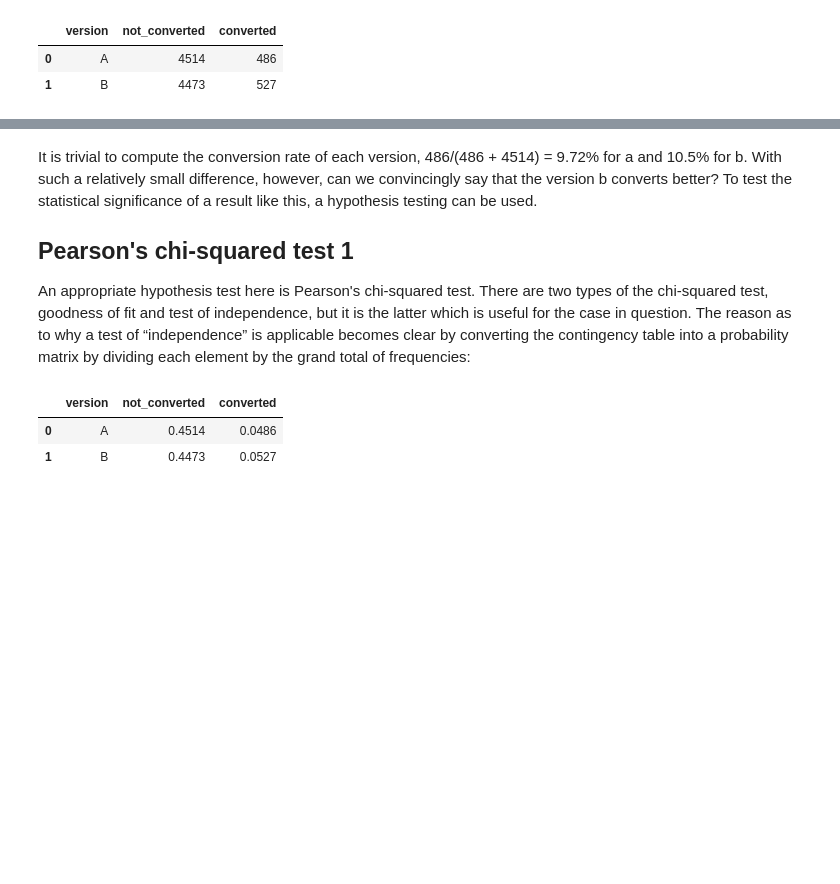
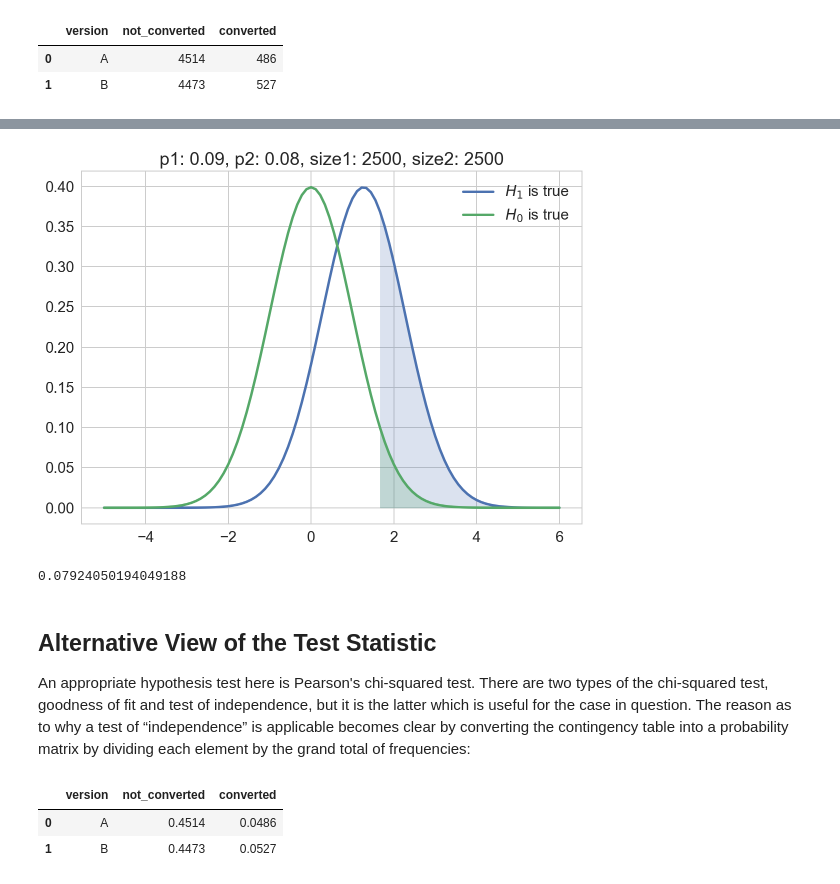
Before and after one commit to ethen8181/programming, a Jupyter notebook: ab_test/frequentist_ab_test.ipynb, the cells around one changed output, grey strips where cells are left out. Cells and saved outputs as stored; diff of their text form; code cells hidden in the pictures; blank space fills up the shorter version.

Commit message:
ab test

```diff
--- a/ab_test/frequentist_ab_test.ipynb
+++ b/ab_test/frequentist_ab_test.ipynb
@@ -219,0 +391,10 @@ data
+# %%
+# smaller probability difference
+prob_b = 0.08
+min_diff = 0.01
+size_a = 2500
+size_b = 2500
+
+plot_power(min_diff, prob_b, size_a, size_b)
+# %% [output]
+[figure, added]
@@ -220,9 +406,13 @@ data
+# %%
+from statsmodels.stats.power import zt_ind_solve_power
+
+zt_ind_solve_power(nobs1 = 2500, alpha = 0.05, power = 0.8, ratio = 1)
+# %% [output]
+0.07924050194049188
 # %% [markdown]
-It is trivial to compute the conversion rate of each version, 486/(486 + 4514) = 9.72% for a and 10.5% for b. With such a relatively small difference, however, can we convincingly say that the version b converts better? To test the statistical significance of a result like this, a hypothesis testing can be used.
+## Alternative View of the Test Statistic
 
 
-## Pearson's chi-squared test 1
-
 An appropriate hypothesis test here is Pearson's chi-squared test. There are two types of the chi-squared test, goodness of fit and test of independence, but it is the latter which is useful for the case in question. The reason as to why a test of “independence” is applicable becomes clear by converting the contingency table into a probability matrix by dividing each element by the grand total of frequencies:
 # %%
 cols = ['not_converted', 'converted']
```
Also changed, not shown: parts of 25 cells of this notebook.
